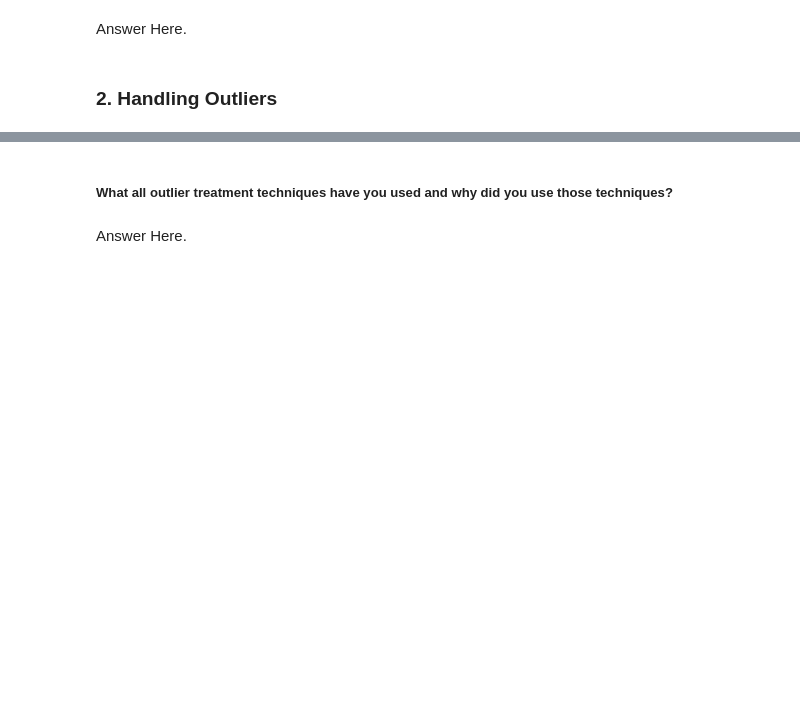
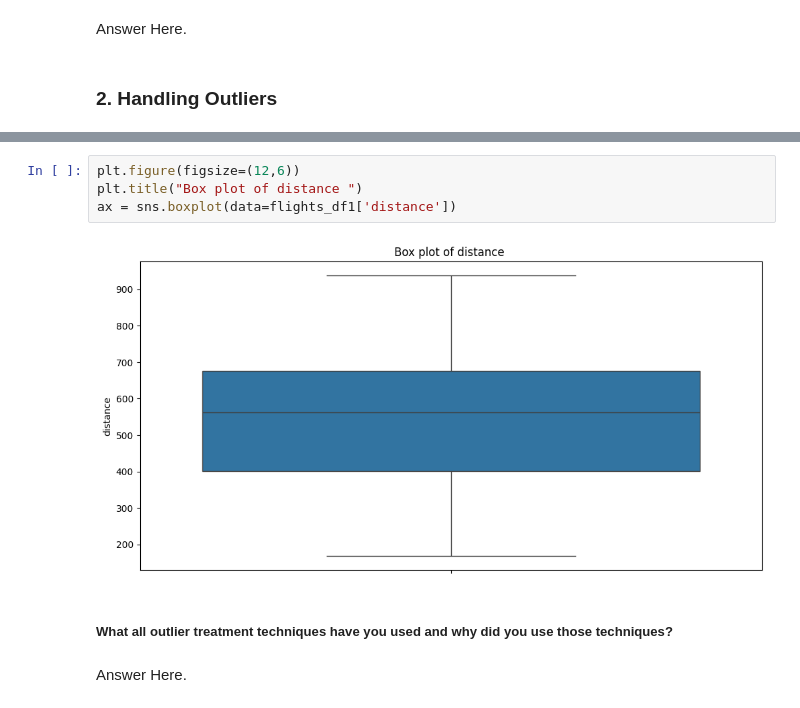
Before and after one commit to Navjotkhatri/Productionization_of_ML_Systems_in_Travel_Industry, a Jupyter notebook: Productionization_of_ML_Systems.ipynb, the cells around one changed output, grey strips where cells are left out. Cells and saved outputs as stored; diff of their text form; blank space fills up the shorter version.

```diff
--- a/Productionization_of_ML_Systems.ipynb
+++ b/Productionization_of_ML_Systems.ipynb
@@ -1258,3 +1287,9 @@ Answer Here.
+# %%
+plt.figure(figsize=(12,6))
+plt.title("Box plot of distance ")
+ax = sns.boxplot(data=flights_df1['distance'])
+# %% [output]
+[figure, added]
 # %% [markdown]
 ##### What all outlier treatment techniques have you used and why did you use those techniques?
 # %% [markdown]
```
Also changed, not shown: parts of 5 cells of this notebook.
